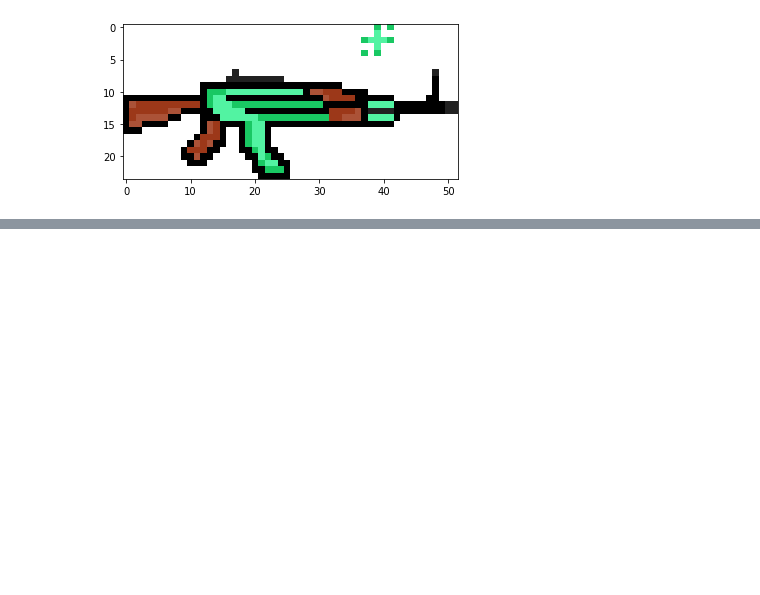
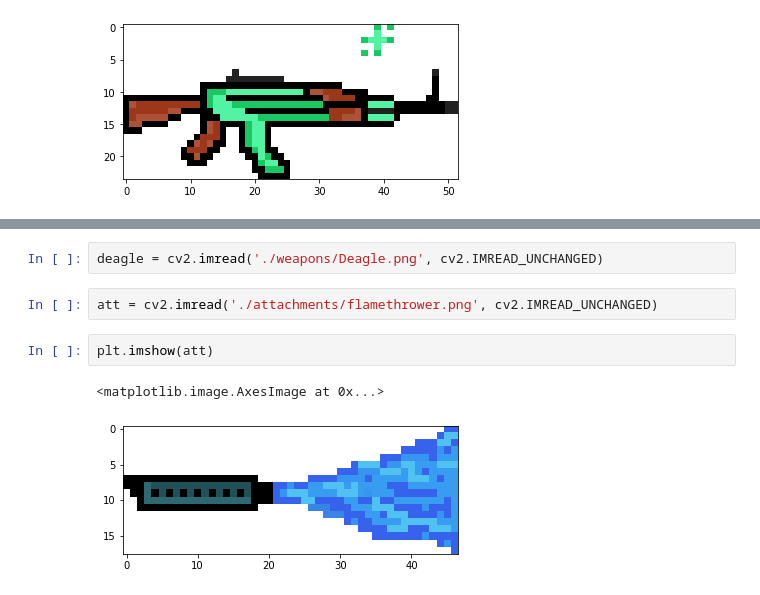
Before and after one commit to piotrostr/pixil-artillery, a Jupyter notebook: main.ipynb, the cells around one changed output, grey strips where cells are left out. Saved outputs shown, nothing was run; the diff lists cells and outputs as text; blank space fills up the shorter version.

Commit message:
a trial at attachment fitting

```diff
--- a/main.ipynb
+++ b/main.ipynb
@@ -93,0 +158,9 @@ show_px(ak47, [17, 7])
+# %%
+deagle = cv2.imread('./weapons/Deagle.png', cv2.IMREAD_UNCHANGED)
+# %%
+att = cv2.imread('./attachments/flamethrower.png', cv2.IMREAD_UNCHANGED)
+# %%
+plt.imshow(att)
+# %% [output]
+<matplotlib.image.AxesImage at 0x...>
+[figure, added]
```
Also changed, not shown: parts of 7 cells of this notebook.
